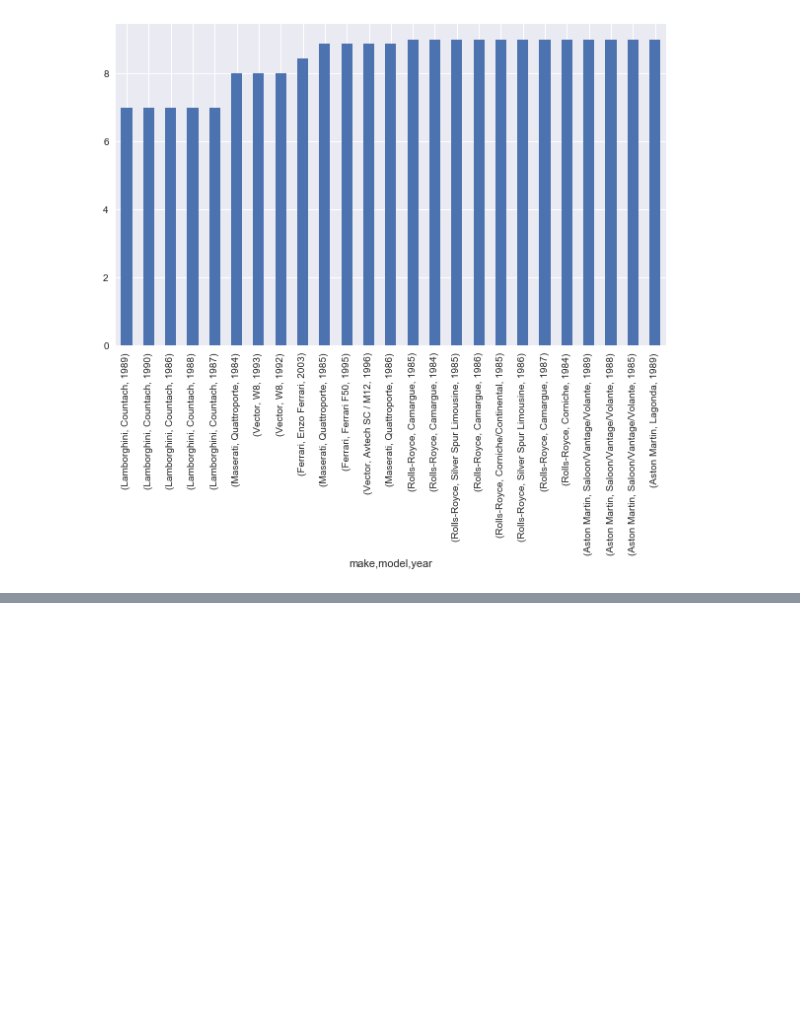
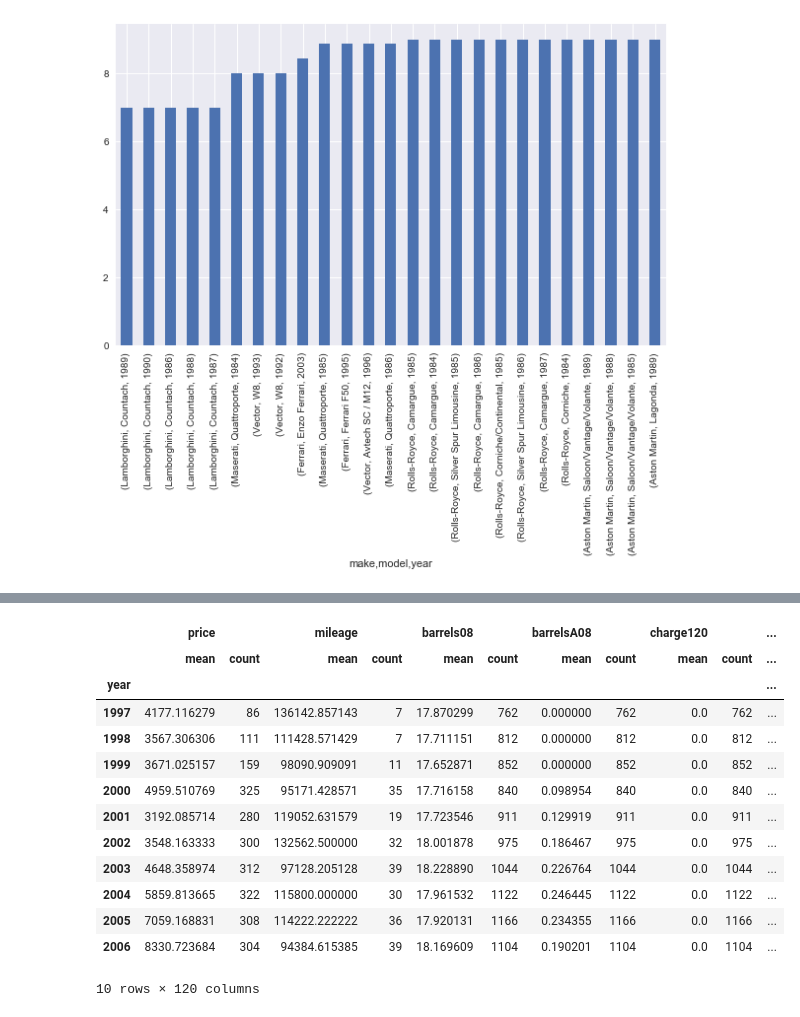
Before and after one commit to bslakman/Cars, a Jupyter notebook: Fuel Economy.ipynb, the cells around one changed output, grey strips where cells are left out. Saved outputs shown, nothing was run; the diff lists cells and outputs as text; code cells hidden in the pictures; blank space fills up the shorter version.

Commit message:
Incremental update to Fuel Economy html and ipynb

```diff
--- a/Fuel Economy.ipynb
+++ b/Fuel Economy.ipynb
@@ -35,0 +32,9 @@ make_model[make_model['UCity'] > 0].sort_values(by='UCity', ascending=True)[:25]
+# %%
+all_car_info = pd.read_csv('all_car_info.csv')
+all_car_info['mileage'] = all_car_info.apply(lambda row: row['mileage'] if row['mileage'] < 1E6 else np.nan, axis=1)
+all_car_info['price'] = all_car_info.apply(lambda row: row['price'] if row['price'] < 5E5 else np.nan, axis=1)
+fuel_years = df.groupby('year').agg(['mean', 'count'])
+craigslist_years = all_car_info.groupby('year').agg(['mean', 'count'])
+craigslist_years = craigslist_years[craigslist_years[('mileage', 'count')] >= 5]
+print fuel_years.head(10)
+print craigslist_years.head(10)
@@ -35,0 +59,18 @@ make_model[make_model['UCity'] > 0].sort_values(by='UCity', ascending=True)[:25]
+# %%
+craigslist_years = craigslist_years.join(fuel_years, how='inner')
+craigslist_years.head(10)
+# %% [output]
+|  | price |  | mileage |  | barrels08 |  | barrelsA08 |  | charge120 |  | ... |
+|  | mean | count | mean | count | mean | count | mean | count | mean | count | ... |
+| year |  |  |  |  |  |  |  |  |  |  | ... |
+| 1997 | 4177.116279 | 86 | 136142.857143 | 7 | 17.870299 | 762 | 0.000000 | 762 | 0.0 | 762 | ... |
+| 1998 | 3567.306306 | 111 | 111428.571429 | 7 | 17.711151 | 812 | 0.000000 | 812 | 0.0 | 812 | ... |
+| 1999 | 3671.025157 | 159 | 98090.909091 | 11 | 17.652871 | 852 | 0.000000 | 852 | 0.0 | 852 | ... |
+| 2000 | 4959.510769 | 325 | 95171.428571 | 35 | 17.716158 | 840 | 0.098954 | 840 | 0.0 | 840 | ... |
+| 2001 | 3192.085714 | 280 | 119052.631579 | 19 | 17.723546 | 911 | 0.129919 | 911 | 0.0 | 911 | ... |
+| 2002 | 3548.163333 | 300 | 132562.500000 | 32 | 18.001878 | 975 | 0.186467 | 975 | 0.0 | 975 | ... |
+| 2003 | 4648.358974 | 312 | 97128.205128 | 39 | 18.228890 | 1044 | 0.226764 | 1044 | 0.0 | 1044 | ... |
+| 2004 | 5859.813665 | 322 | 115800.000000 | 30 | 17.961532 | 1122 | 0.246445 | 1122 | 0.0 | 1122 | ... |
+| 2005 | 7059.168831 | 308 | 114222.222222 | 36 | 17.920131 | 1166 | 0.234355 | 1166 | 0.0 | 1166 | ... |
+| 2006 | 8330.723684 | 304 | 94384.615385 | 39 | 18.169609 | 1104 | 0.190201 | 1104 | 0.0 | 1104 | ... |
+10 rows × 120 columns
```
Also changed, not shown: parts of 4 cells of this notebook, 1 other file.
